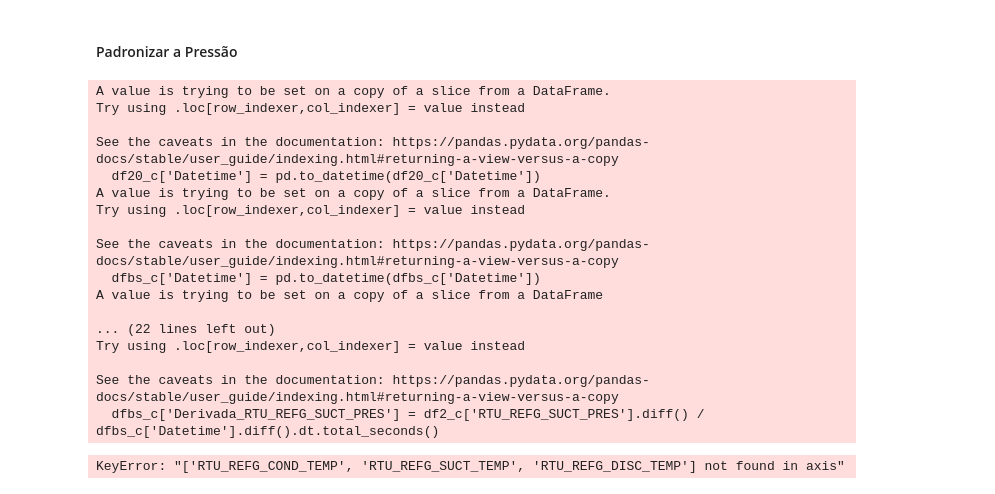
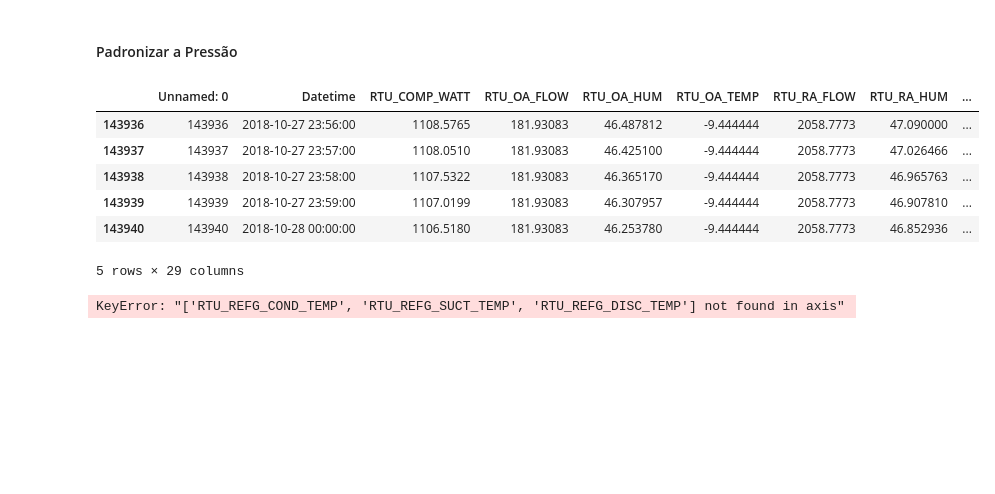
Before and after one commit to GUIPETAV/modelos, a Jupyter notebook: derivada_P.ipynb, the cells around one changed output. Cells and saved outputs as stored; diff of their text form; code cells hidden in the pictures; blank space fills up the shorter version.

```diff
--- a/derivada_P.ipynb
+++ b/derivada_P.ipynb
@@ -240,31 +240,23 @@ dfbs_c.sort_values(by='Datetime', inplace=True)
 
 df20_c['Derivada_RTU_REFG_DISC_PRES'] = df20_c['RTU_REFG_DISC_PRES'].diff() / df20_c['Datetime'].diff().dt.total_seconds()
 
-dfbs_c['Derivada_RTU_REFG_DISC_PRES'] = df2_c['RTU_REFG_DISC_PRES'].diff() / dfbs_c['Datetime'].diff().dt.total_seconds()
+dfbs_c['Derivada_RTU_REFG_DISC_PRES'] = dfbs_c['RTU_REFG_DISC_PRES'].diff() / dfbs_c['Datetime'].diff().dt.total_seconds()
 
 
 # Calcule a derivada por minuto para 'RTU_REFG_SUCT_PRES'
 df20_c['Derivada_RTU_REFG_SUCT_PRES'] = df20_c['RTU_REFG_SUCT_PRES'].diff() / df20_c['Datetime'].diff().dt.total_seconds()
 
-dfbs_c['Derivada_RTU_REFG_SUCT_PRES'] = df2_c['RTU_REFG_SUCT_PRES'].diff() / dfbs_c['Datetime'].diff().dt.total_seconds()
+dfbs_c['Derivada_RTU_REFG_SUCT_PRES'] = dfbs_c['RTU_REFG_SUCT_PRES'].diff() / dfbs_c['Datetime'].diff().dt.total_seconds()
-# %% [output]
-A value is trying to be set on a copy of a slice from a DataFrame.
-Try using .loc[row_indexer,col_indexer] = value instead
-
-See the caveats in the documentation: https://pandas.pydata.org/pandas-docs/stable/user_guide/indexing.html#returning-a-view-versus-a-copy
-  df20_c['Datetime'] = pd.to_datetime(df20_c['Datetime'])
-A value is trying to be set on a copy of a slice from a DataFrame.
-Try using .loc[row_indexer,col_indexer] = value instead
-
-See the caveats in the documentation: https://pandas.pydata.org/pandas-docs/stable/user_guide/indexing.html#returning-a-view-versus-a-copy
-  dfbs_c['Datetime'] = pd.to_datetime(dfbs_c['Datetime'])
-A value is trying to be set on a copy of a slice from a DataFrame
-
-... (22 lines left out)
-Try using .loc[row_indexer,col_indexer] = value instead
-
-See the caveats in the documentation: https://pandas.pydata.org/pandas-docs/stable/user_guide/indexing.html#returning-a-view-versus-a-copy
-  dfbs_c['Derivada_RTU_REFG_SUCT_PRES'] = df2_c['RTU_REFG_SUCT_PRES'].diff() / dfbs_c['Datetime'].diff().dt.total_seconds()
+# %%
+df20_c.tail()
+# %% [output]
+|  | Unnamed: 0 | Datetime | RTU_COMP_WATT | RTU_OA_FLOW | RTU_OA_HUM | RTU_OA_TEMP | RTU_RA_FLOW | RTU_RA_HUM | ... |
+| 143936 | 143936 | 2018-10-27 23:56:00 | 1108.5765 | 181.93083 | 46.487812 | -9.444444 | 2058.7773 | 47.090000 | ... |
+| 143937 | 143937 | 2018-10-27 23:57:00 | 1108.0510 | 181.93083 | 46.425100 | -9.444444 | 2058.7773 | 47.026466 | ... |
+| 143938 | 143938 | 2018-10-27 23:58:00 | 1107.5322 | 181.93083 | 46.365170 | -9.444444 | 2058.7773 | 46.965763 | ... |
+| 143939 | 143939 | 2018-10-27 23:59:00 | 1107.0199 | 181.93083 | 46.307957 | -9.444444 | 2058.7773 | 46.907810 | ... |
+| 143940 | 143940 | 2018-10-28 00:00:00 | 1106.5180 | 181.93083 | 46.253780 | -9.444444 | 2058.7773 | 46.852936 | ... |
+5 rows × 29 columns
 # %%
 columns_to_drop = ['Unnamed: 0',
     'RTU_RA_FLOW', 'RTU_OA_FLOW', 'RTU_STG_STA',
```
